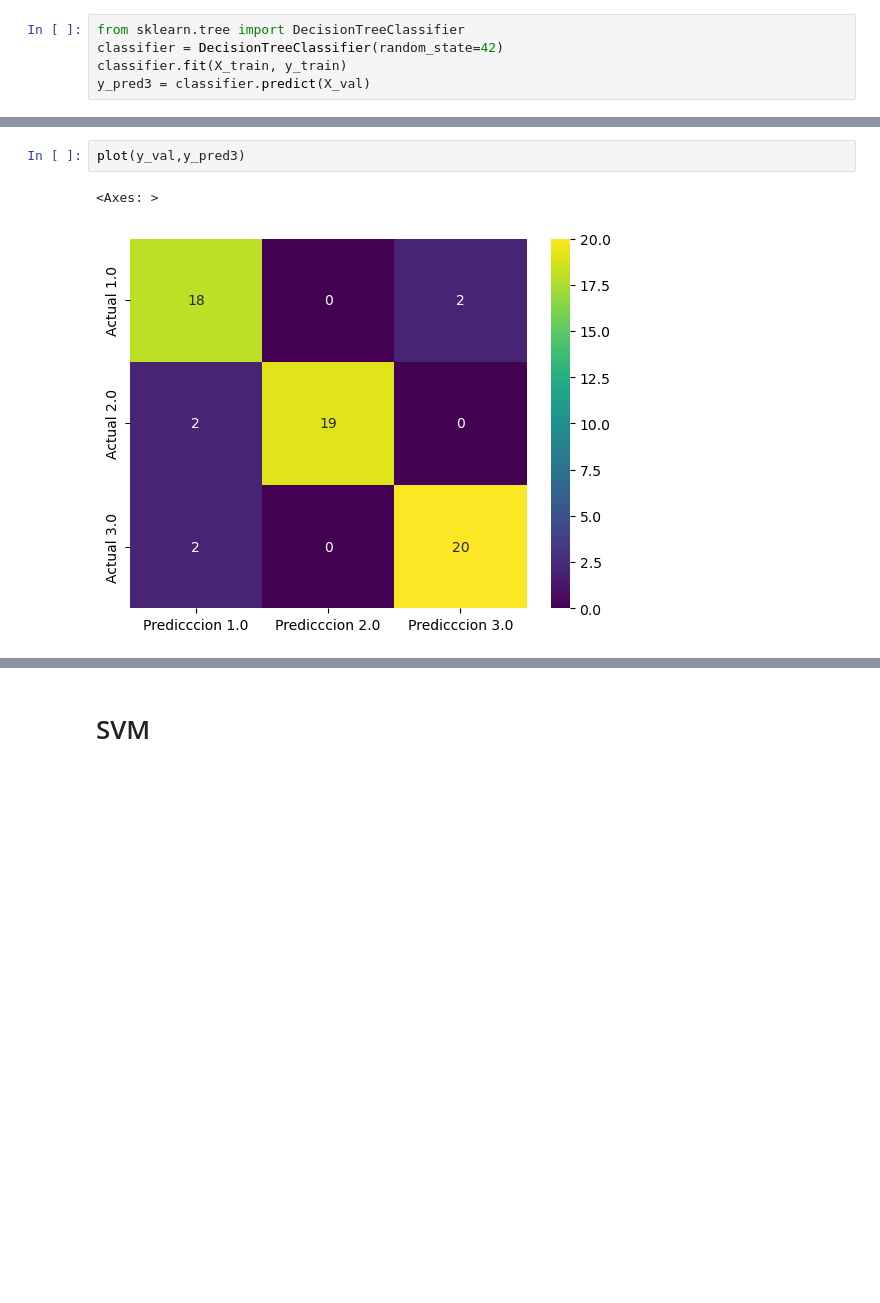
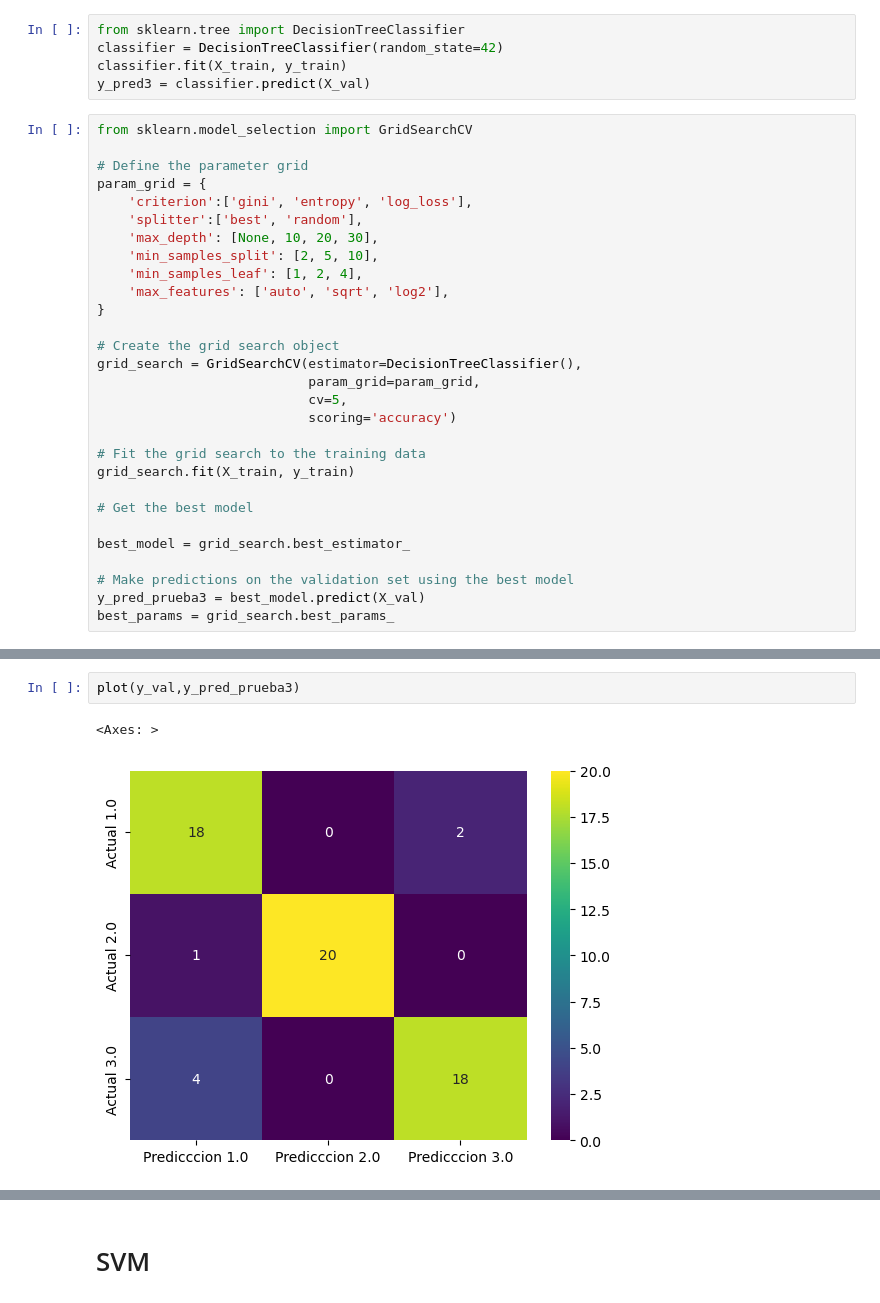
Before and after one commit to Eriik12/PROYECTO, a Jupyter notebook: TRIGO/Untitled.ipynb, the cells around one changed output, grey strips where cells are left out. Cells and saved outputs as stored; diff of their text form; blank space fills up the shorter version.

```diff
--- a/TRIGO/Untitled.ipynb
+++ b/TRIGO/Untitled.ipynb
@@ -254,3 +328,32 @@ from sklearn.tree import DecisionTreeClassifier
 classifier = DecisionTreeClassifier(random_state=42)
 classifier.fit(X_train, y_train)
 y_pred3 = classifier.predict(X_val)
+# %%
+from sklearn.model_selection import GridSearchCV
+
+# Define the parameter grid
+param_grid = {
+    'criterion':['gini', 'entropy', 'log_loss'],
+    'splitter':['best', 'random'],
+    'max_depth': [None, 10, 20, 30],
+    'min_samples_split': [2, 5, 10],
+    'min_samples_leaf': [1, 2, 4],
+    'max_features': ['auto', 'sqrt', 'log2'],
+}
+
+# Create the grid search object
+grid_search = GridSearchCV(estimator=DecisionTreeClassifier(),
+                           param_grid=param_grid,
+                           cv=5,
+                           scoring='accuracy')
+
+# Fit the grid search to the training data
+grid_search.fit(X_train, y_train)
+
+# Get the best model
+
+best_model = grid_search.best_estimator_
+
+# Make predictions on the validation set using the best model
+y_pred_prueba3 = best_model.predict(X_val)
+best_params = grid_search.best_params_
@@ -257,6 +387,6 @@ y_pred3 = classifier.predict(X_val)
 # %%
-plot(y_val,y_pred3)
+plot(y_val,y_pred_prueba3)
 # %% [output]
 <Axes: >
-[figure, old version]
+[figure, new version]
 # %%
```
Also changed, not shown: parts of 22 cells of this notebook.
